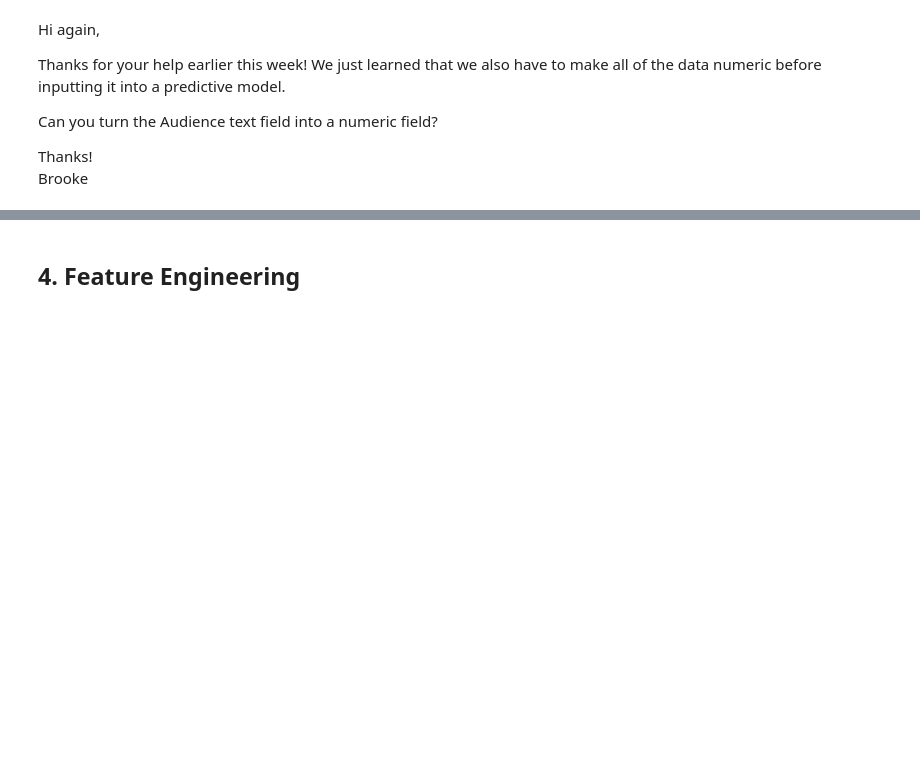
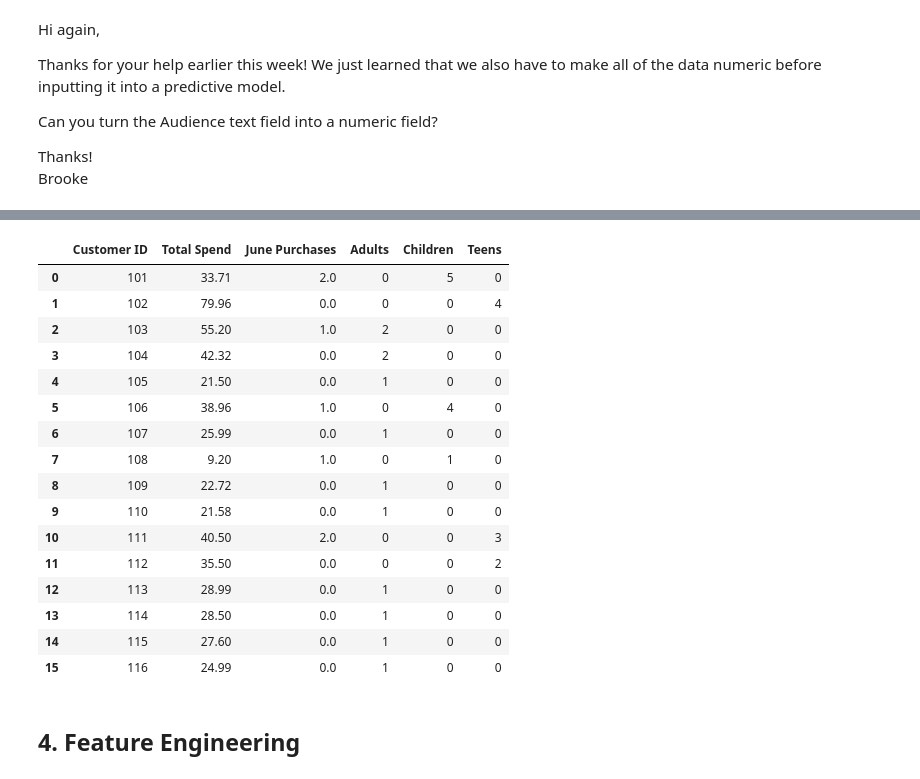
Before and after one commit to sonsungjong/ML_python, a Jupyter notebook: prep_eda/Course Assignment Notebooks/section08_prepping_for_modeling_assignments.ipynb, the cells around one changed output, grey strips where cells are left out. Cells and saved outputs as stored; diff of their text form; code cells hidden in the pictures; blank space fills up the shorter version.

```diff
--- a/prep_eda/Course Assignment Notebooks/section08_prepping_for_modeling_assignments.ipynb
+++ b/prep_eda/Course Assignment Notebooks/section08_prepping_for_modeling_assignments.ipynb
@@ -196,3 +175,6 @@ Thanks!\
 Brooke
 # %%
 # Change the Audience field into a dummy variable
+# INPUT에 대해서만 더미를 만든다
+df_audience_dummies = pd.get_dummies(df_prev.Audience, dtype=int)
+df_audience_dummies
@@ -199,3 +199,6 @@ Brooke
 # %%
 # Using the Audience dummy variables, create three new columns that contain
 # the number of Adult / Children / Teen books purchased by each customer
+df_contain = pd.concat([df_prev['Customer ID'], df_audience_dummies], axis=1)
+df_contain = df_contain.groupby('Customer ID').sum().reset_index()
+df_contain
@@ -202,5 +223,25 @@ Brooke
 # %%
 # Combine the three new columns back with the customer-level data
+df_combine = df_combine.merge(df_contain, how='left', on='Customer ID')
+df_combine
+# %% [output]
+|  | Customer ID | Total Spend | June Purchases | Adults | Children | Teens |
+| 0 | 101 | 33.71 | 2.0 | 0 | 5 | 0 |
+| 1 | 102 | 79.96 | 0.0 | 0 | 0 | 4 |
+| 2 | 103 | 55.20 | 1.0 | 2 | 0 | 0 |
+| 3 | 104 | 42.32 | 0.0 | 2 | 0 | 0 |
+| 4 | 105 | 21.50 | 0.0 | 1 | 0 | 0 |
+| 5 | 106 | 38.96 | 1.0 | 0 | 4 | 0 |
+| 6 | 107 | 25.99 | 0.0 | 1 | 0 | 0 |
+| 7 | 108 | 9.20 | 1.0 | 0 | 1 | 0 |
+| 8 | 109 | 22.72 | 0.0 | 1 | 0 | 0 |
+| 9 | 110 | 21.58 | 0.0 | 1 | 0 | 0 |
+| 10 | 111 | 40.50 | 2.0 | 0 | 0 | 3 |
+| 11 | 112 | 35.50 | 0.0 | 0 | 0 | 2 |
+| 12 | 113 | 28.99 | 0.0 | 1 | 0 | 0 |
+| 13 | 114 | 28.50 | 0.0 | 1 | 0 | 0 |
+| 14 | 115 | 27.60 | 0.0 | 1 | 0 | 0 |
+| 15 | 116 | 24.99 | 0.0 | 1 | 0 | 0 |
 # %% [markdown]
 ## 4. Feature Engineering
 # %% [markdown]
```
Also changed, not shown: parts of 9 cells of this notebook.
